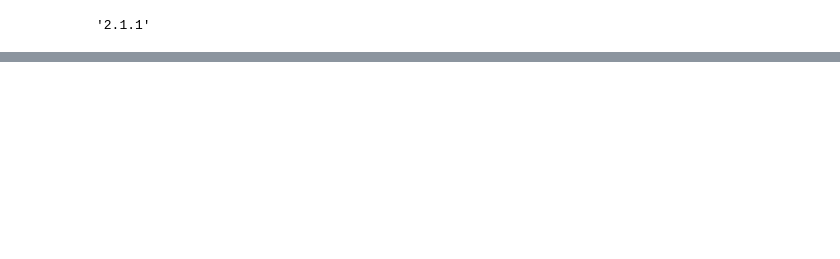
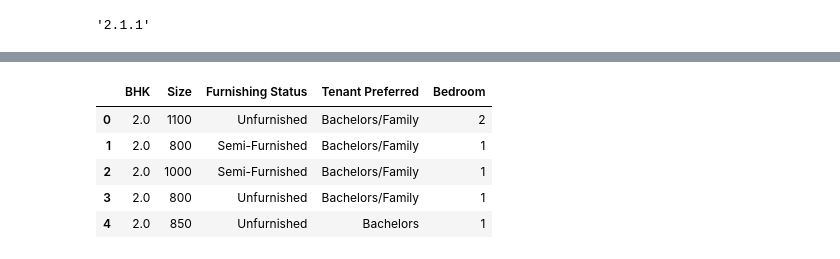
Before and after one commit to nikhitha4144/11-ML, a Jupyter notebook: H.ipynb, the cells around one changed output, grey strips where cells are left out. Drawn from its saved outputs; the diff is of its cells as text; code cells hidden in the pictures; blank space fills up the shorter version.

```diff
--- a/H.ipynb
+++ b/H.ipynb
@@ -209,0 +240,2 @@ np.__version__
+# %%
+df.rename(columns={'Bathroom': 'Bedroom'}, inplace=True)
@@ -209,0 +259,9 @@ np.__version__
+# %%
+df.head()
+# %% [output]
+|  | BHK | Size | Furnishing Status | Tenant Preferred | Bedroom |
+| 0 | 2.0 | 1100 | Unfurnished | Bachelors/Family | 2 |
+| 1 | 2.0 | 800 | Semi-Furnished | Bachelors/Family | 1 |
+| 2 | 2.0 | 1000 | Semi-Furnished | Bachelors/Family | 1 |
+| 3 | 2.0 | 800 | Unfurnished | Bachelors/Family | 1 |
+| 4 | 2.0 | 850 | Unfurnished | Bachelors | 1 |
```
Also changed, not shown: parts of 21 cells of this notebook, 2 other files.
